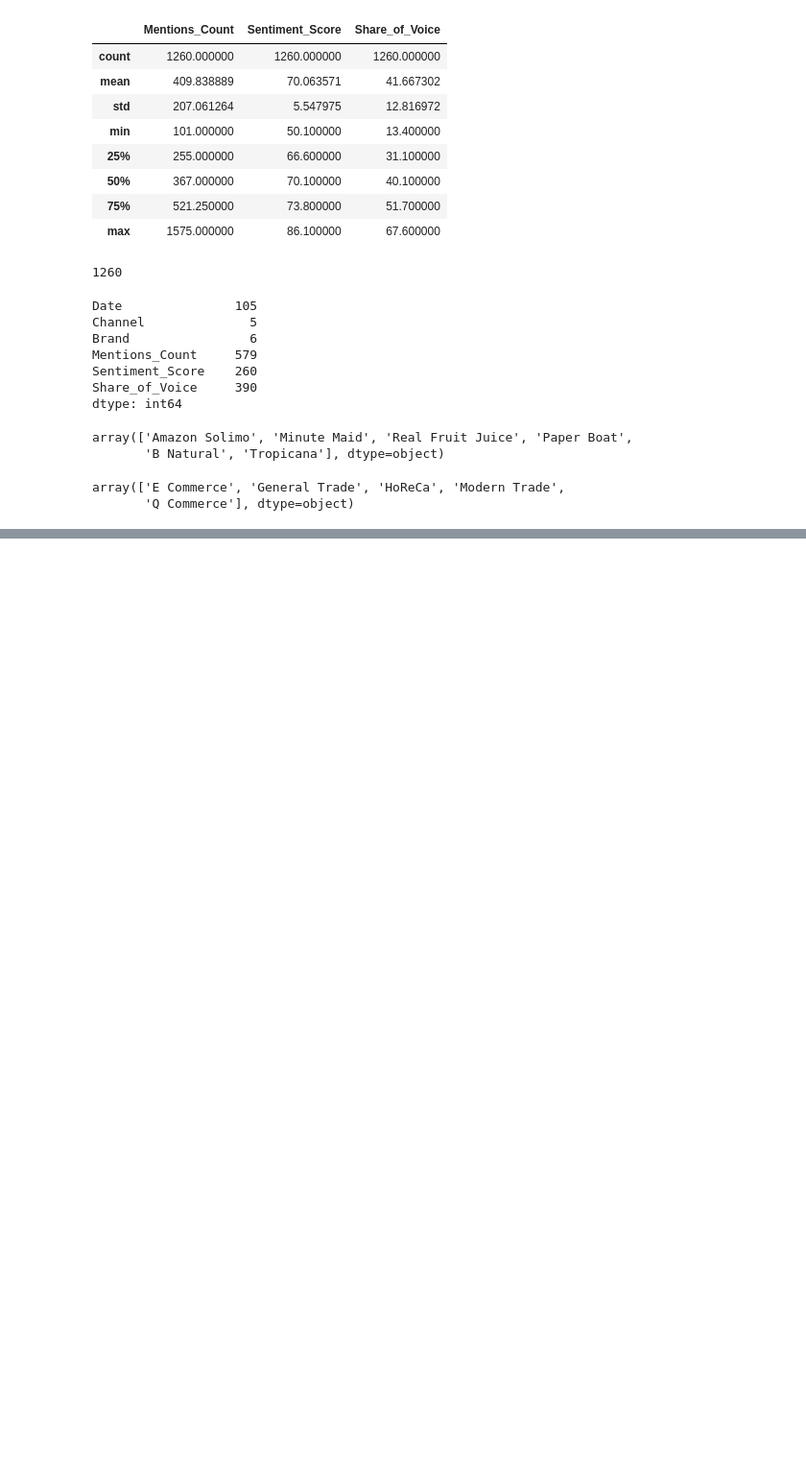
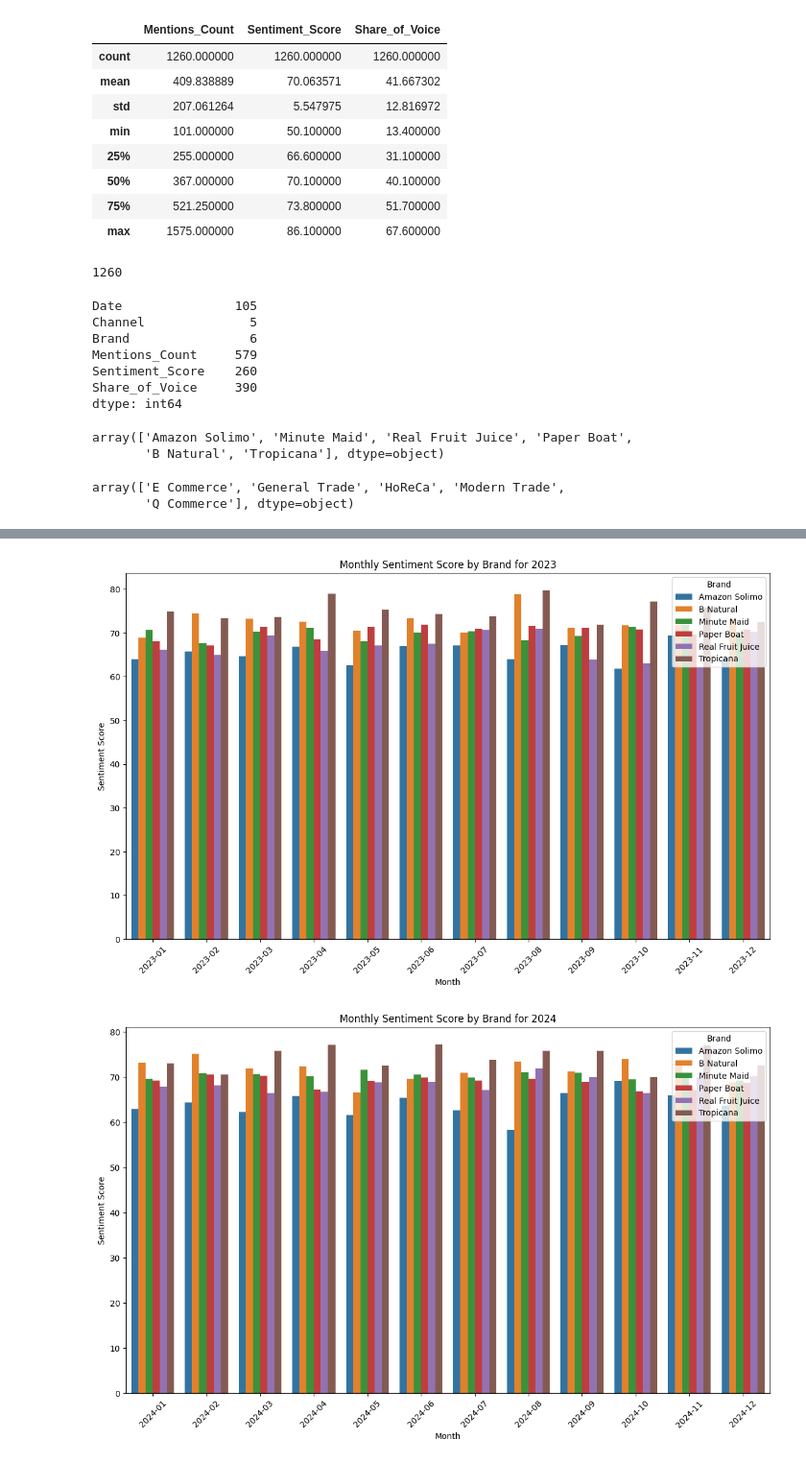
Before and after one commit to omkar-dalvi/datascience-rtm-hackathon, a Jupyter notebook: src/01 eda/competitor.ipynb, the cells around one changed output, grey strips where cells are left out. Shown at 96% size. Drawn from its saved outputs; the diff is of its cells as text; code cells hidden in the pictures; blank space fills up the shorter version.

```diff
--- a/src/01 eda/competitor.ipynb
+++ b/src/01 eda/competitor.ipynb
@@ -93,0 +136,29 @@ plt.savefig('competitor_eda.png')
+# %%
+# Filter data for the year 2023
+monthly_sentiment_2023 = competitor_df[competitor_df['Date'].dt.year == 2023].groupby(['Brand', 'Month'])['Sentiment_Score'].mean().reset_index()
+
+# Plot bar chart for each brand based on the monthly sentiment score for the year 2023
+plt.figure(figsize=(14, 8))
+sns.barplot(data=monthly_sentiment_2023, x='Month', y='Sentiment_Score', hue='Brand')
+plt.title('Monthly Sentiment Score by Brand for 2023')
+plt.xlabel('Month')
+plt.ylabel('Sentiment Score')
+plt.xticks(rotation=45)
+plt.legend(title='Brand')
+plt.show()
+
+# Filter data for the year 2024
+monthly_sentiment_2024 = competitor_df[competitor_df['Date'].dt.year == 2024].groupby(['Brand', 'Month'])['Sentiment_Score'].mean().reset_index()
+
+# Plot bar chart for each brand based on the monthly sentiment score for the year 2024
+plt.figure(figsize=(14, 8))
+sns.barplot(data=monthly_sentiment_2024, x='Month', y='Sentiment_Score', hue='Brand')
+plt.title('Monthly Sentiment Score by Brand for 2024')
+plt.xlabel('Month')
+plt.ylabel('Sentiment Score')
+plt.xticks(rotation=45)
+plt.legend(title='Brand')
+plt.show()
+# %% [output]
+[figure, added]
+[figure, added]
```
Also changed, not shown: parts of 17 cells of this notebook.
